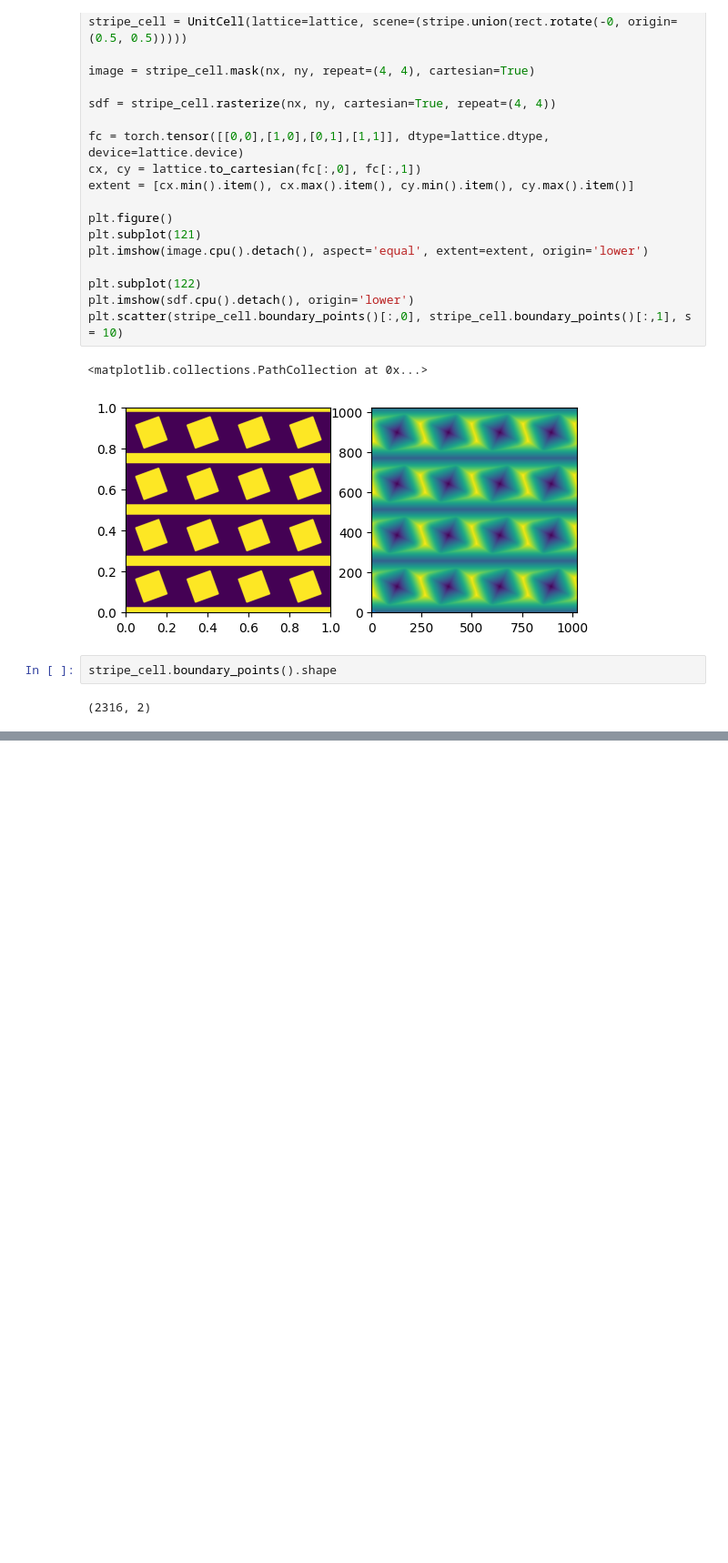
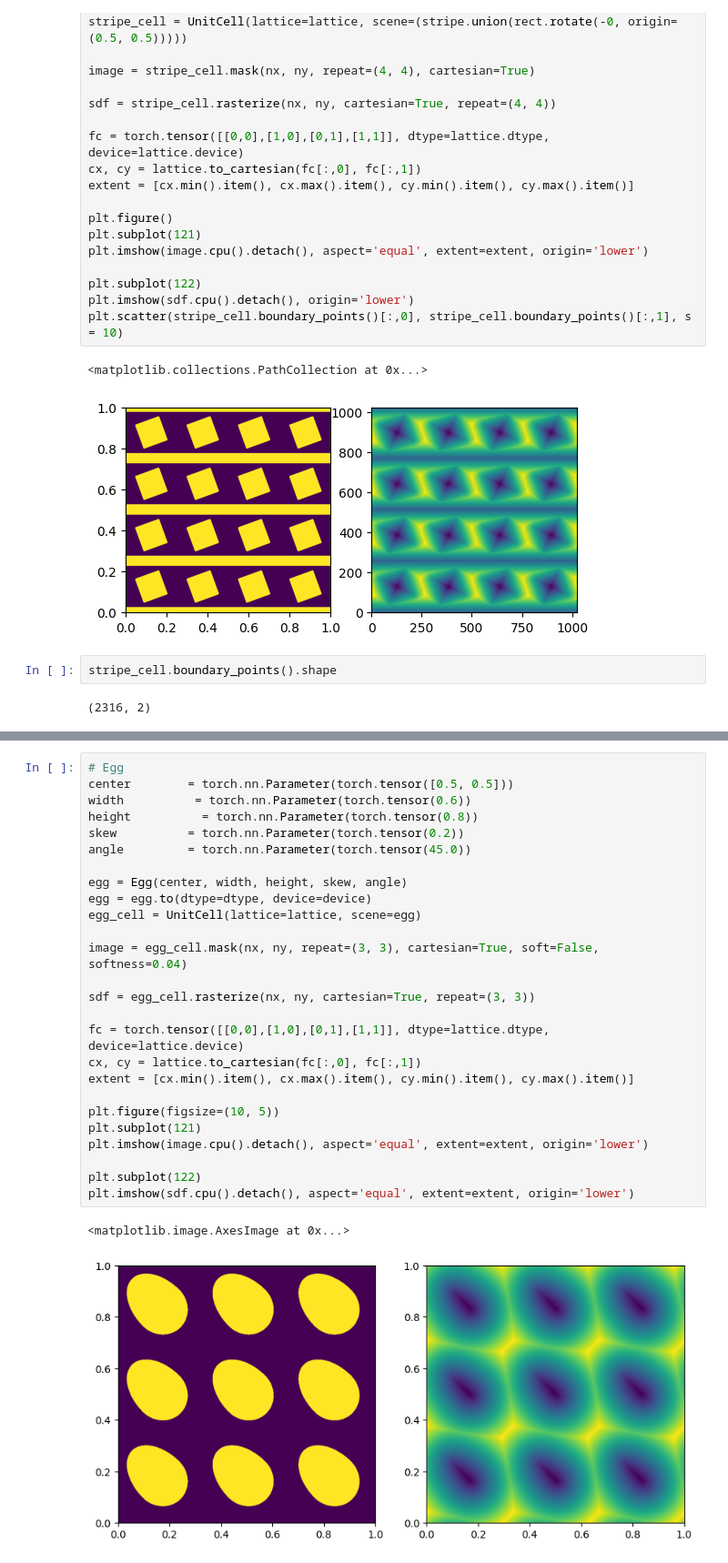
Before and after one commit to RodionovSA/Metashapes, a Jupyter notebook: Example.ipynb, the cells around one changed output, grey strips where cells are left out. Shown at 91% size. Cells and saved outputs as stored; diff of their text form; blank space fills up the shorter version.

```diff
--- a/Example.ipynb
+++ b/Example.ipynb
@@ -86,0 +113,29 @@ stripe_cell.scene.bounds()
+# %%
+# Egg
+center        = torch.nn.Parameter(torch.tensor([0.5, 0.5]))
+width          = torch.nn.Parameter(torch.tensor(0.6))
+height          = torch.nn.Parameter(torch.tensor(0.8))
+skew          = torch.nn.Parameter(torch.tensor(0.2))
+angle         = torch.nn.Parameter(torch.tensor(45.0))
+
+egg = Egg(center, width, height, skew, angle)
+egg = egg.to(dtype=dtype, device=device)
+egg_cell = UnitCell(lattice=lattice, scene=egg)
+
+image = egg_cell.mask(nx, ny, repeat=(3, 3), cartesian=True, soft=False, softness=0.04)
+
+sdf = egg_cell.rasterize(nx, ny, cartesian=True, repeat=(3, 3))
+
+fc = torch.tensor([[0,0],[1,0],[0,1],[1,1]], dtype=lattice.dtype, device=lattice.device)
+cx, cy = lattice.to_cartesian(fc[:,0], fc[:,1])
+extent = [cx.min().item(), cx.max().item(), cy.min().item(), cy.max().item()]
+
+plt.figure(figsize=(10, 5))
+plt.subplot(121)
+plt.imshow(image.cpu().detach(), aspect='equal', extent=extent, origin='lower')
+
+plt.subplot(122)
+plt.imshow(sdf.cpu().detach(), aspect='equal', extent=extent, origin='lower')
+# %% [output]
+<matplotlib.image.AxesImage at 0x...>
+[figure, added]
```
Also changed, not shown: parts of 2 cells of this notebook, 11 other files.
